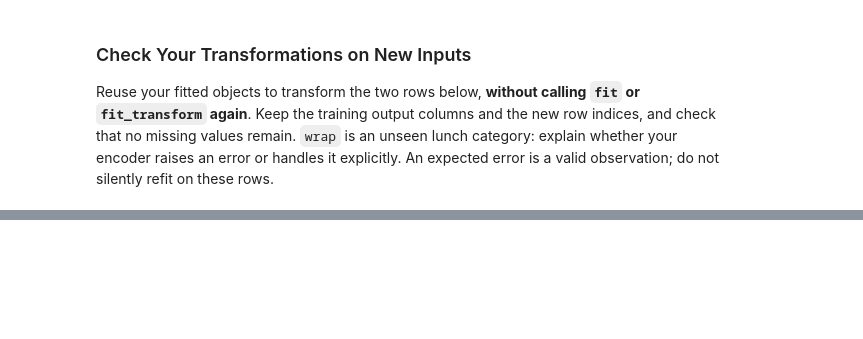
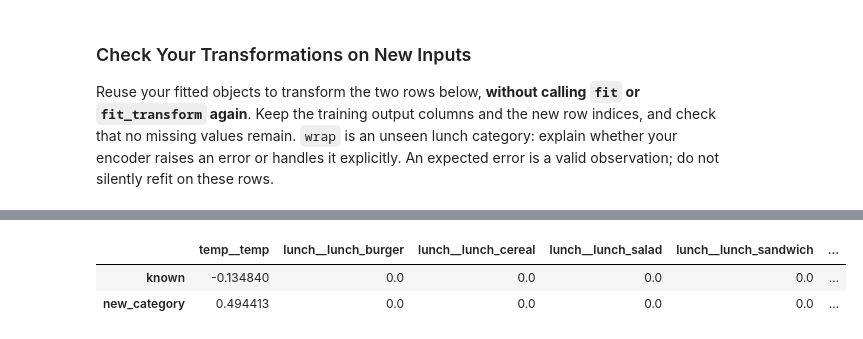
Before and after one commit to crsbln/ds-feature-engineering, a Jupyter notebook: 2.2_advanced_fe_exercise.ipynb, the cells around one changed output, grey strips where cells are left out. Cells and saved outputs as stored; diff of their text form; code cells hidden in the pictures; blank space fills up the shorter version.

```diff
--- a/2.2_advanced_fe_exercise.ipynb
+++ b/2.2_advanced_fe_exercise.ipynb
@@ -102,0 +298,12 @@ X_new
+# %%
+# Only transform: the fitted ColumnTransformer must not learn from new rows
+X_new_fe = feature_engineering.transform(X_new)
+
+assert X_new_fe.columns.equals(X_train_fe.columns)
+assert X_new_fe.index.equals(X_new.index)
+assert not X_new_fe.isna().any().any()
+X_new_fe
+# %% [output]
+|  | temp__temp | lunch__lunch_burger | lunch__lunch_cereal | lunch__lunch_salad | lunch__lunch_sandwich | ... |
+| known | -0.134840 | 0.0 | 0.0 | 0.0 | 0.0 | ... |
+| new_category | 0.494413 | 0.0 | 0.0 | 0.0 | 0.0 | ... |
```
Also changed, not shown: parts of 18 cells of this notebook, 3 other files.
